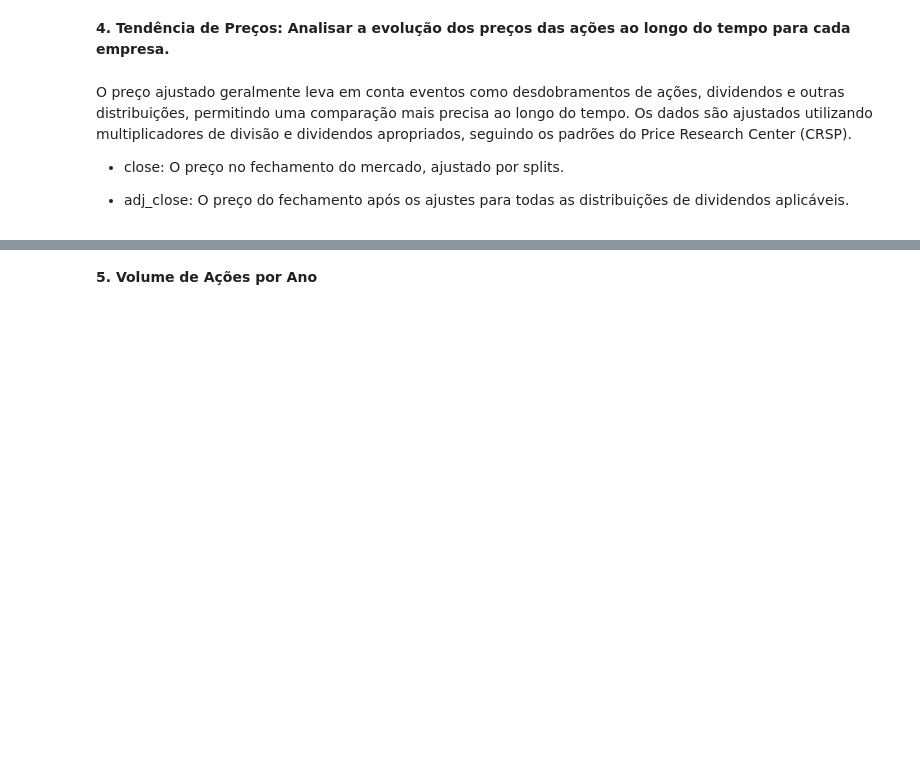
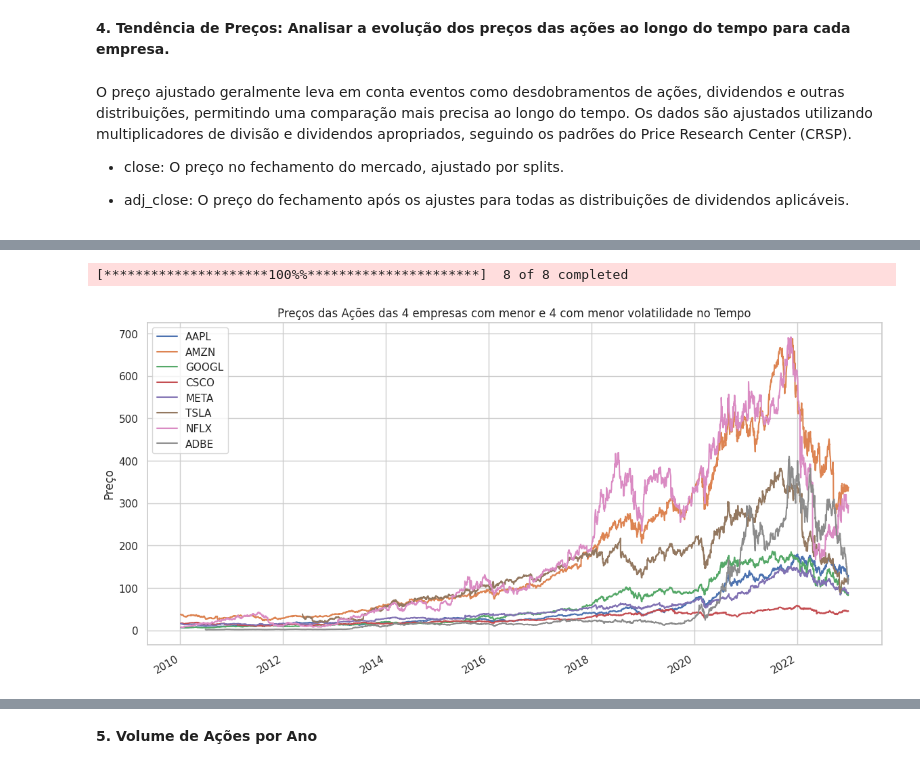
Before and after one commit to CarolyneS14/DataLab_BigTech, a Jupyter notebook: BigTech.ipynb, the cells around one changed output, grey strips where cells are left out. Saved outputs shown, nothing was run; the diff lists cells and outputs as text; code cells hidden in the pictures; blank space fills up the shorter version.

```diff
--- a/BigTech.ipynb
+++ b/BigTech.ipynb
@@ -894,0 +890,15 @@ plt.show()
+# %%
+# Baixar dados de ações das 8 empresas com menor e maior volatilidade
+tickers = ['AAPL', 'AMZN', 'GOOGL', 'CSCO', 'META', 'TSLA', 'NFLX', 'ADBE']
+data = yf.download(tickers, start='2010-01-01', end='2023-01-01')
+
+# Plotar preços de fechamento
+data['Adj Close'].plot(figsize=(14, 7))
+plt.title('Preços das Ações das 4 empresas com menor e 4 com menor volatilidade no Tempo')
+plt.xlabel('')
+plt.ylabel('Preço')
+plt.legend(tickers)
+plt.show()
+# %% [output]
+[*********************100%%**********************]  8 of 8 completed
+[figure, added]
```
Also changed, not shown: parts of 13 cells of this notebook.
